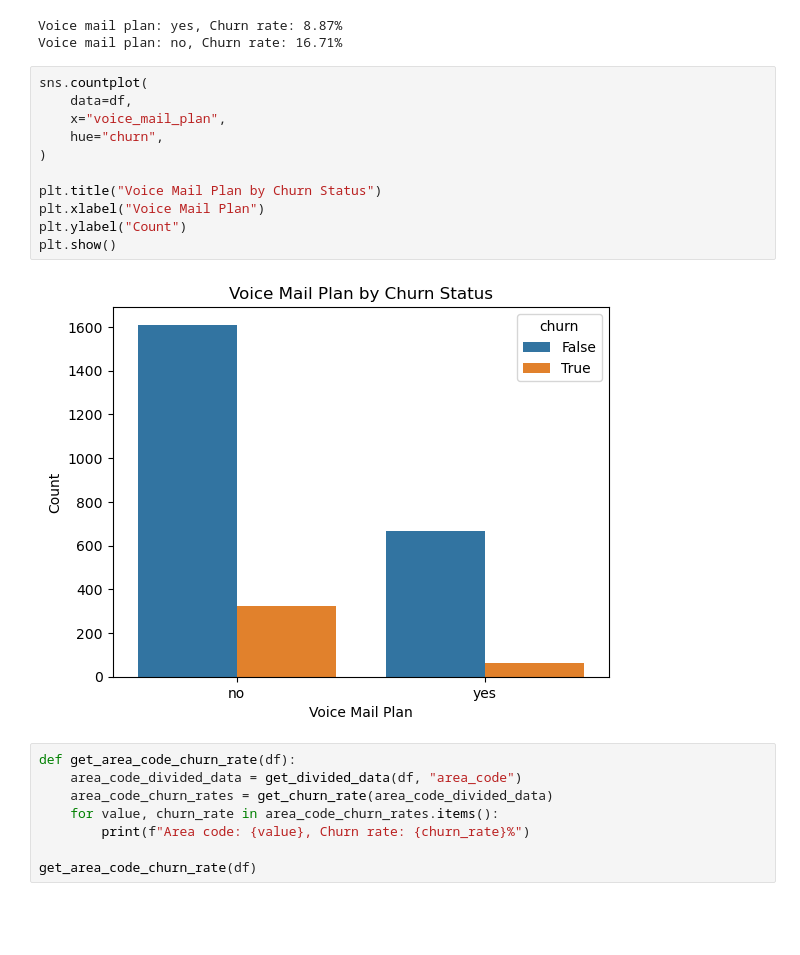
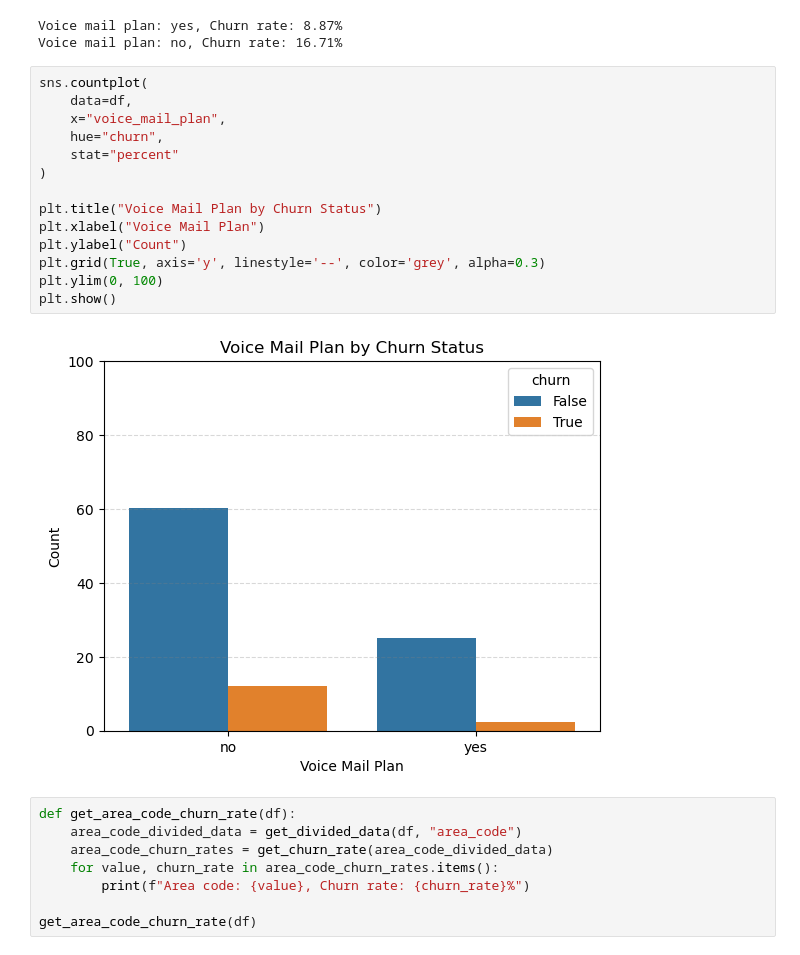
Before and after one commit to Erfan-Taherirani/Data_Science, a Jupyter notebook: Telecom Customer Churn/notebooks/eda.ipynb, the cells around one changed output. Cells and saved outputs as stored; diff of their text form; blank space fills up the shorter version.

```diff
--- a/Telecom Customer Churn/notebooks/eda.ipynb
+++ b/Telecom Customer Churn/notebooks/eda.ipynb
@@ -548,16 +516,19 @@ Voice mail plan: no, Churn rate: 16.71%
 # %%
 sns.countplot(
     data=df,
     x="voice_mail_plan",
     hue="churn",
+    stat="percent"
 )
 
 plt.title("Voice Mail Plan by Churn Status")
 plt.xlabel("Voice Mail Plan")
 plt.ylabel("Count")
+plt.grid(True, axis='y', linestyle='--', color='grey', alpha=0.3)
+plt.ylim(0, 100)
 plt.show()
 # %% [output]
-[figure, old version]
+[figure, new version]
 # %%
 def get_area_code_churn_rate(df):
     area_code_divided_data = get_divided_data(df, "area_code")
```
Also changed, not shown: parts of 7 cells of this notebook, 6 other files.
